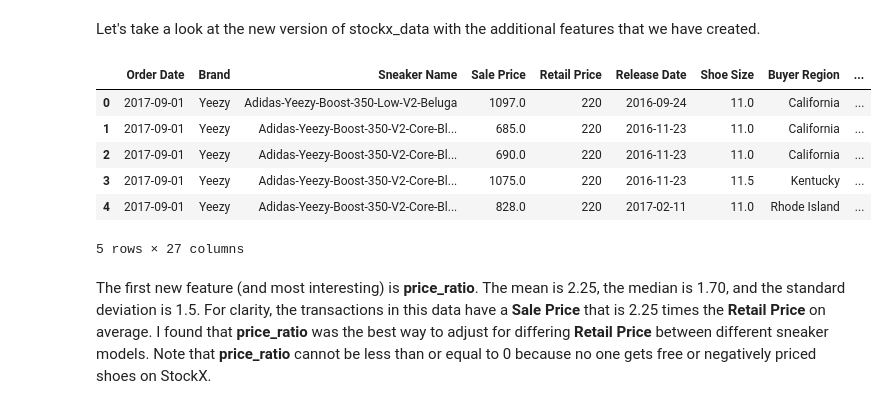
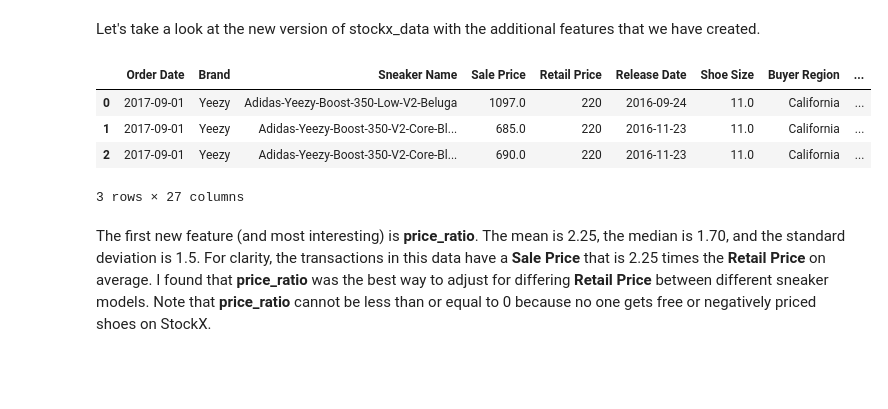
Before and after one commit to sameen73/stockx_2019datachallenge, a Jupyter notebook: stock_x_analysis.ipynb, the cells around one changed output. Saved outputs shown, nothing was run; the diff lists cells and outputs as text; code cells hidden in the pictures; blank space fills up the shorter version.

```diff
--- a/stock_x_analysis.ipynb
+++ b/stock_x_analysis.ipynb
@@ -500,15 +443,13 @@ dtype: object
 # %% [markdown]
 Let's take a look at the new version of stockx_data with the additional features that we have created.
 # %%
-stockx_data.head(n = 5)
+stockx_data.head(n = 3)
 # %% [output]
 |  | Order Date | Brand | Sneaker Name | Sale Price | Retail Price | Release Date | Shoe Size | Buyer Region | ... |
 | 0 | 2017-09-01 | Yeezy | Adidas-Yeezy-Boost-350-Low-V2-Beluga | 1097.0 | 220 | 2016-09-24 | 11.0 | California | ... |
 | 1 | 2017-09-01 | Yeezy | Adidas-Yeezy-Boost-350-V2-Core-Bl... | 685.0 | 220 | 2016-11-23 | 11.0 | California | ... |
 | 2 | 2017-09-01 | Yeezy | Adidas-Yeezy-Boost-350-V2-Core-Bl... | 690.0 | 220 | 2016-11-23 | 11.0 | California | ... |
-| 3 | 2017-09-01 | Yeezy | Adidas-Yeezy-Boost-350-V2-Core-Bl... | 1075.0 | 220 | 2016-11-23 | 11.5 | Kentucky | ... |
-| 4 | 2017-09-01 | Yeezy | Adidas-Yeezy-Boost-350-V2-Core-Bl... | 828.0 | 220 | 2017-02-11 | 11.0 | Rhode Island | ... |
-5 rows × 27 columns
+3 rows × 27 columns
 # %%
 #Run this code if you want to save the altered stockx_data as full_features.csv. I did this to generate the accompanying
 #Tableau dashboard.
```
Also changed, not shown: parts of 42 cells of this notebook.
